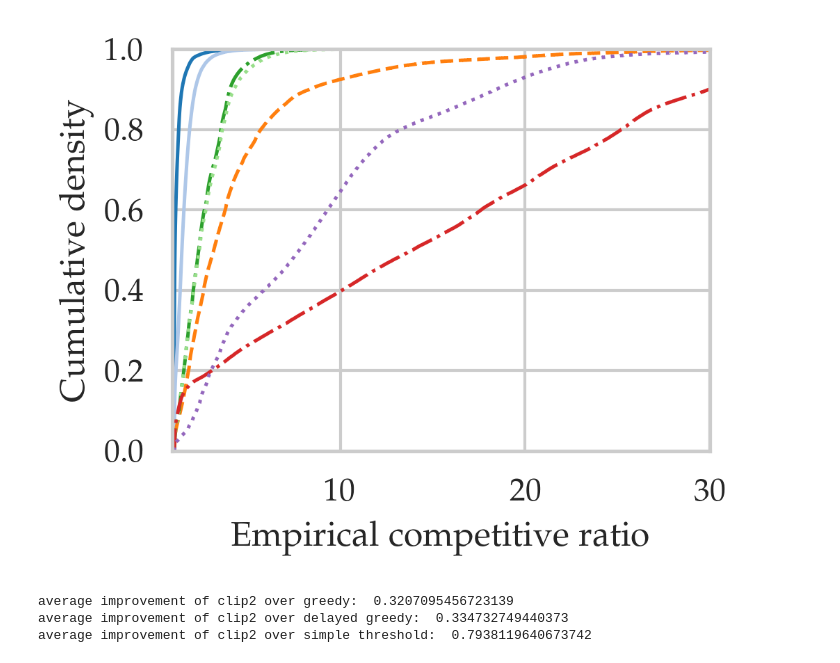
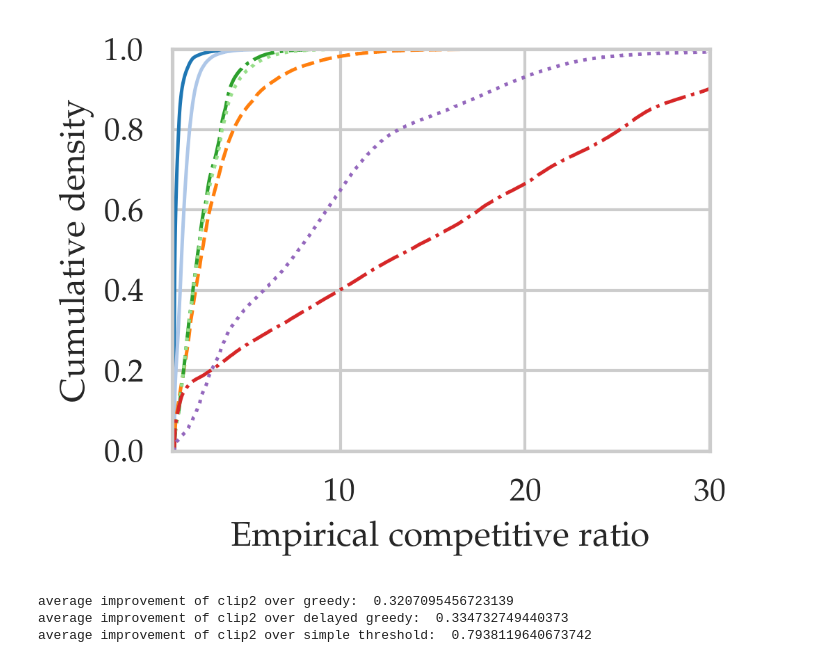
Before and after one commit to umassos/caslb-experiments, a Jupyter notebook: plotting.ipynb, the cells around one changed output. Saved outputs shown, nothing was run; the diff lists cells and outputs as text; code cells hidden in the pictures.

```diff
--- a/plotting.ipynb
+++ b/plotting.ipynb
@@ -39,7 +39,7 @@ colorDict = {
 # %%
 gbs = [1, 2, 3, 4, 5, 6, 7, 8, 9, 10]
 lengths = [1, 2, 3, 4, 5, 6, 7, 8, 9, 10]
-subsets = ["NA", "noHydro", "candidate1", "candidate2", "candidate3", "candidate4", "candidate5", "candidate6", "candidate7", "candidate8", "candidate9", "candidate10", "candidate11", "candidate12", "candidate13", "candidate14"]
+subsets = ["NA", "GDPR", "noHydro", "candidate1", "candidate2", "candidate3", "candidate4", "candidate5", "candidate6", "candidate7", "candidate8", "candidate9", "candidate10", "candidate11", "candidate12", "candidate13", "candidate14"]
 xis = [0.0, 0.05, 0.1, 0.15, 0.2, 0.25, 0.3, 0.4, 0.5, 0.6]
 energys = [10, 20, 30, 40, 50, 60, 70, 80, 90, 100]
 taus = [0, 0.1, 1, 5, 10, 15, 25, 50, 75, 100]
@@ -156,6 +156,9 @@ for key in results.keys():
     cost_constThresholds = results[key]["cost_constThresholds"]
     cost_clip0s = results[key]["cost_clip0s"]
     cost_clip2s = results[key]["cost_clip2s"]
+
+    indices = cost_pcms > cost_constThresholds
+    cost_pcms[indices] = cost_constThresholds[indices]
 
     pcms = np.append(pcms, (np.array(cost_pcms) / np.array(cost_opts)))
     greedys = np.append(greedys, (np.array(cost_greedys) / np.array(cost_opts)))
@@ -172,34 +175,34 @@ for key in results.keys():
     total_cost_constThresholds = np.append(total_cost_constThresholds, np.array(cost_constThresholds))
     total_cost_clip0s = np.append(total_cost_clip0s, np.array(cost_clip0s))
     total_cost_clip2s = np.append(total_cost_clip2s, np.array(cost_clip2s))
 
 # if there are any competitive ratios < 1, then set them to 1
 pcms[pcms < 1] = 1
 greedys[greedys < 1] = 1
 delayGreedys[delayGreedys < 1] = 1
 agnostics[agnostics < 1] = 1
 constThresholds[constThresholds < 1] = 1
 clip0s[clip0s < 1] = 1
 clip2s[clip2s < 1] = 1
 
 # plot the cdf of the competitive ratio
 plt.figure(figsize=(3.325, 2.5), dpi=300)
 lw = 1.2
 sns.ecdfplot(data = clip0s, color=colorDict["clip0"], label="$\\textsc{CarbonClipper}[\\varepsilon = 0.1]$", stat='proportion', linestyle='solid', markersize=6, linewidth=lw)
 sns.ecdfplot(data = clip2s, color=colorDict["clip2"], label="$\\textsc{CarbonClipper}[\\varepsilon = 2]$", stat='proportion', linestyle='solid', markersize=6, linewidth=lw)
 sns.ecdfplot(data = pcms, color=colorDict["pcm"], label="$\\textsc{PCM}$", stat='proportion', linestyle='dashed', markersize=6, linewidth=lw)
 sns.ecdfplot(data = greedys, color=colorDict["greedy"], label="greedy policy", stat='proportion', linestyle='dashdot', markersize=6, linewidth=lw)
 sns.ecdfplot(data = delayGreedys, color=colorDict["delayGreedy"], label="delayed greedy", stat='proportion', linestyle='dotted', markersize=6, linewidth=lw)
 sns.ecdfplot(data = agnostics, color=colorDict["agnostic"], label="agnostic", stat='proportion', linestyle='dashdot', markersize=6, linewidth=lw)
 sns.ecdfplot(data = constThresholds, color=colorDict["simple threshold"], label="simple threshold", stat='proportion', linestyle='dotted', markersize=6, linewidth=lw)
 plt.ylabel("Cumulative density", fontsize=12)
 # move legend to the right
 # plt.legend(loc='lower right', bbox_to_anchor=(1.025, 0.0), fontsize=7, frameon=False)
 plt.xlabel("Empirical competitive ratio", fontsize=12)
 plt.xlim(0.9, 30)
 plt.savefig("plots/cdf.pdf", bbox_inches='tight', pad_inches=0)
 # %% [output]
-[figure, old version]
+[figure, new version]
 # %%
 # report the average percentage improvement of Clip2 over the greedy policy, delayed greedy, and simple threshold
 print("average improvement of clip2 over greedy: ", np.percentile(1 - clip2s / greedys, 50))
```
Also changed, not shown: parts of 2 cells of this notebook, 4 other files.
